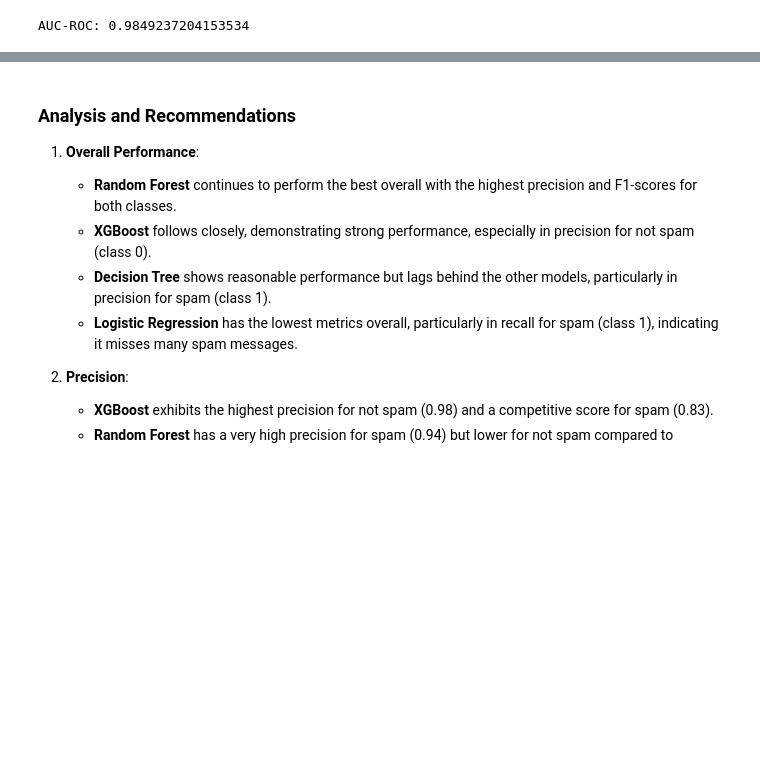
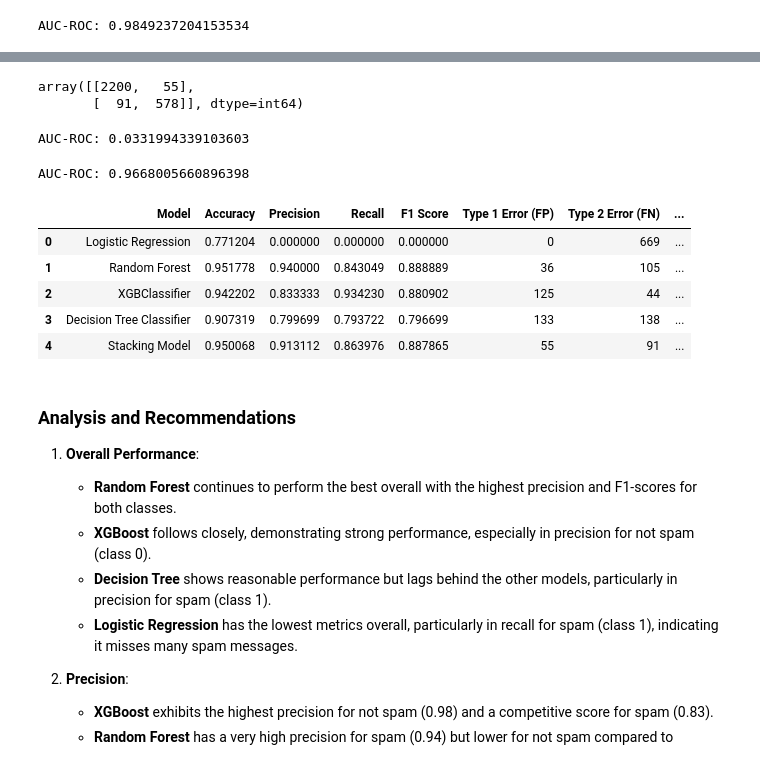
Before and after one commit to sahilbhardwaj23/Email_spam_classifier, a Jupyter notebook: 5_baseline_model.ipynb, the cells around one changed output, grey strips where cells are left out. Saved outputs shown, nothing was run; the diff lists cells and outputs as text; code cells hidden in the pictures; blank space fills up the shorter version.

Commit message:
train dataset using datacking model

```diff
--- a/5_baseline_model.ipynb
+++ b/5_baseline_model.ipynb
@@ -426,7 +389,7 @@ from xgboost import XGBClassifier
 ratio = sum(y_train == 0) / sum(y_train == 1)
 
 # Create the XGBoost model
-model = XGBClassifier(
+XG_Boost_model = XGBClassifier(
     scale_pos_weight=ratio,  # Handle class imbalance
     n_estimators=100,        # Number of trees
     max_depth=4,             # Maximum depth of the trees
@@ -441,7 +404,7 @@ ratio
 3.3958646616541355
 # %%
 # Train the model
-model.fit(X_train, y_train)
+XG_Boost_model.fit(X_train, y_train)
 # %% [output]
 XGBClassifier(base_score=None, booster=None, callbacks=None,
               colsample_bylevel=None, colsample_bynode=None,
@@ -503,0 +472,22 @@ AUC-ROC: 0.9849237204153534
+# %%
+# Meta-learner
+knn_meta_learner = KNeighborsClassifier(n_neighbors=5)
+# %%
+# Create the StackingClassifier with RandomForestClassifier and XGBoostClassifier as base models, and KNN as meta-learner
+stacking_model = StackingClassifier(
+    estimators=[
+        ('RandomForestClassifier', rf_model),
+        ('XGBoostClassifier', XG_Boost_model)
+    ],
+    final_estimator=knn_meta_learner,
+    cv=5
+)
+
+# Train the stacking model
+stacking_model.fit(X_train, y_train)
+
+# Make predictions on the test data
+y_pred = stacking_model.predict(X_test)
+
+# Generate classification report
+print(classification_report(y_test, y_pred))
@@ -503,0 +503,18 @@ AUC-ROC: 0.9849237204153534
+# %%
+# Confusion matrix
+confusion_matrix(y_test, y_pred)
+# %% [output]
+array([[2200,   55],
+       [  91,  578]], dtype=int64)
+# %%
+# AUC-ROC score
+y_pred_proba = stacking_model.predict_proba(X_test)[:, 0]
+print(f"AUC-ROC: {roc_auc_score(y_test, y_pred_proba)}")
+# %% [output]
+AUC-ROC: 0.0331994339103603
+# %%
+# AUC-ROC score
+y_pred_proba = stacking_model.predict_proba(X_test)[:, 1]
+print(f"AUC-ROC: {roc_auc_score(y_test, y_pred_proba)}")
+# %% [output]
+AUC-ROC: 0.9668005660896398
@@ -504,3 +571,12 @@ AUC-ROC: 0.9849237204153534
+# %%
+results_df
+# %% [output]
+|  | Model | Accuracy | Precision | Recall | F1 Score | Type 1 Error (FP) | Type 2 Error (FN) | ... |
+| 0 | Logistic Regression | 0.771204 | 0.000000 | 0.000000 | 0.000000 | 0 | 669 | ... |
+| 1 | Random Forest | 0.951778 | 0.940000 | 0.843049 | 0.888889 | 36 | 105 | ... |
+| 2 | XGBClassifier | 0.942202 | 0.833333 | 0.934230 | 0.880902 | 125 | 44 | ... |
+| 3 | Decision Tree Classifier | 0.907319 | 0.799699 | 0.793722 | 0.796699 | 133 | 138 | ... |
+| 4 | Stacking Model | 0.950068 | 0.913112 | 0.863976 | 0.887865 | 55 | 91 | ... |
 # %% [markdown]
 
 
```
Also changed, not shown: parts of 15 cells of this notebook.
